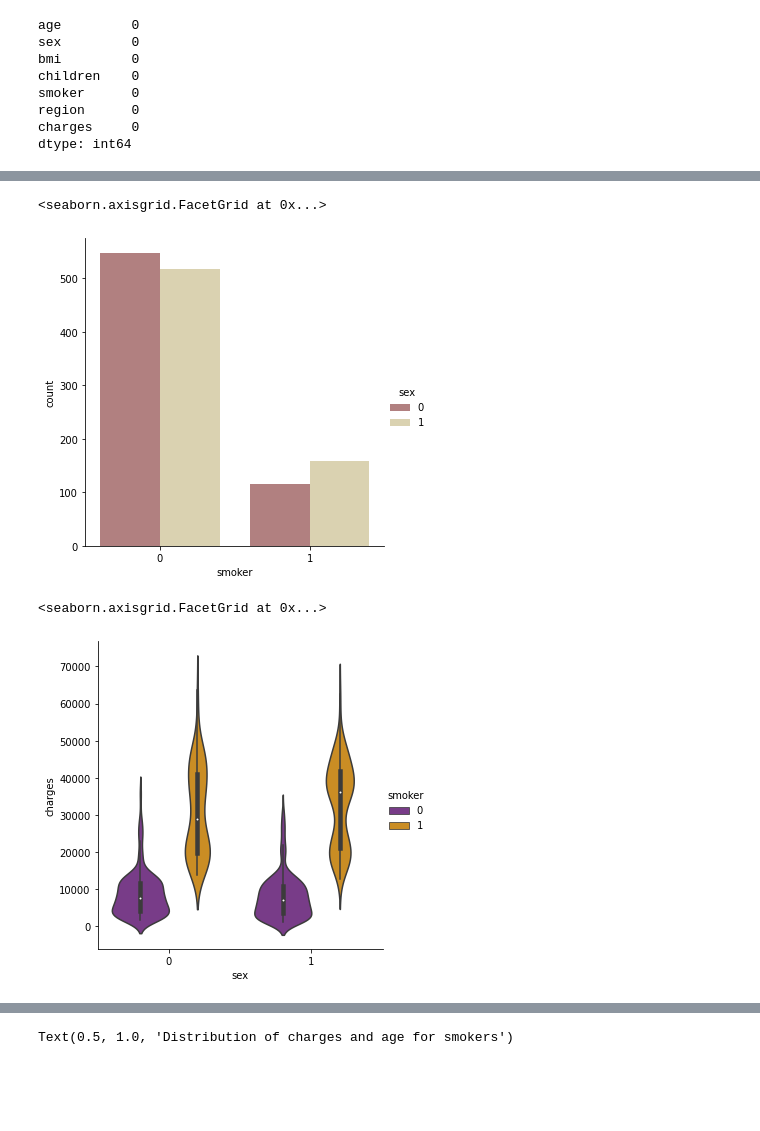
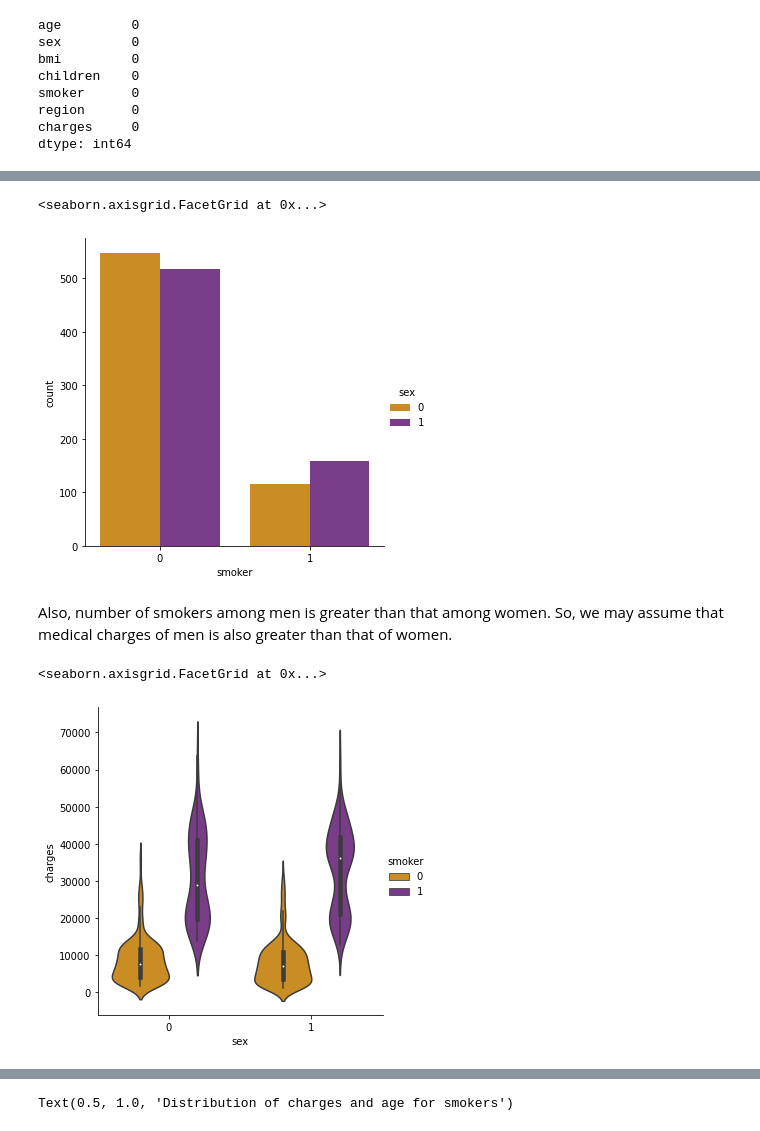
Before and after one commit to DebangaBora/Explanatory-Data-Analysis-on-Medical-Cost-of-Different-Age-Groups, a Jupyter notebook: EDA_on_Med_Cost.ipynb, the cells around one changed output, grey strips where cells are left out. Drawn from its saved outputs; the diff is of its cells as text; code cells hidden in the pictures; blank space fills up the shorter version.

```diff
--- a/EDA_on_Med_Cost.ipynb
+++ b/EDA_on_Med_Cost.ipynb
@@ -67,11 +73,13 @@ Text(0.5, 1.0, 'Distribution of charges for non-smokers')
 # %%
-sns.catplot(x="smoker", kind="count",hue = 'sex', palette="pink", data=data)
+sns.catplot(x="smoker", kind="count",hue= 'sex', palette="CMRmap_r", data=data)
 # %% [output]
 <seaborn.axisgrid.FacetGrid at 0x...>
-[figure, old version]
+[figure, new version]
+# %% [markdown]
+Also, number of smokers among men is greater than that among women. So, we may assume that medical charges of men is also greater than that of women.
 # %%
 sns.catplot(x="sex", y="charges", hue="smoker",
-            kind="violin", data=data, palette = 'CMRmap')
+            kind="violin", data=data, palette = 'CMRmap_r')
 # %% [output]
 <seaborn.axisgrid.FacetGrid at 0x...>
-[figure, old version]
+[figure, new version]
```
Also changed, not shown: parts of 27 cells of this notebook.
